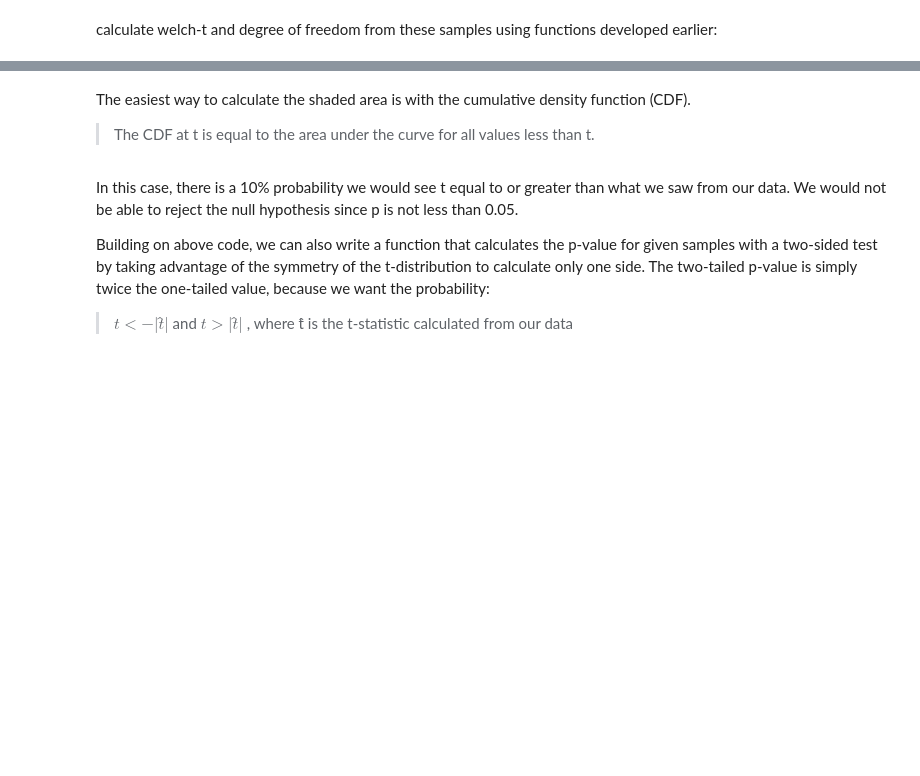
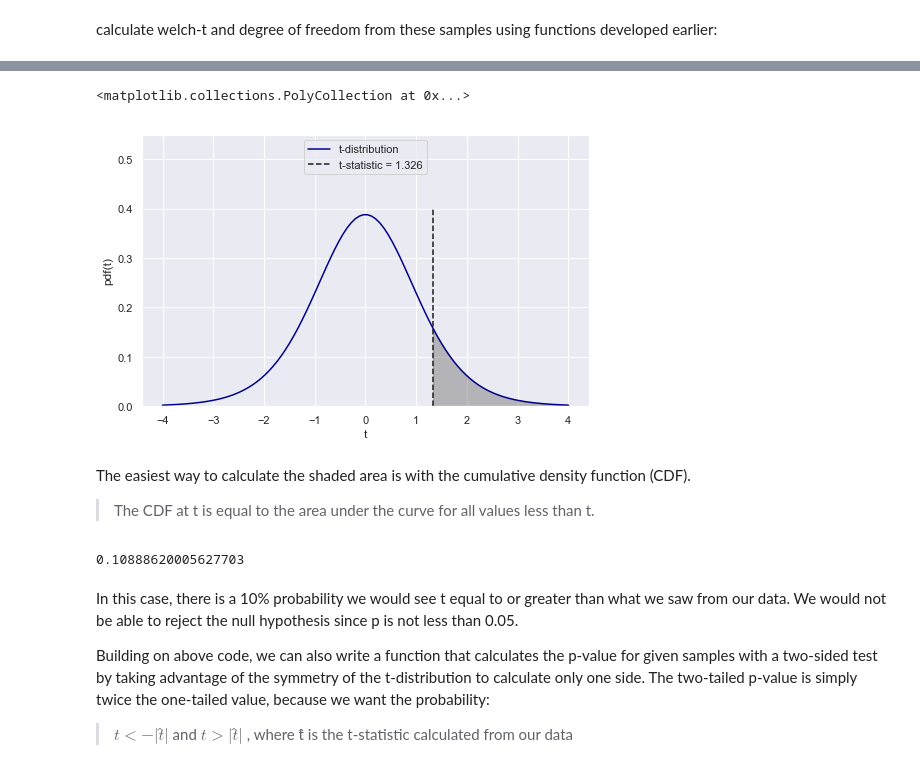
Before and after one commit to MissAle17/dsc-2-20-14-effect-size-p-values-and-power-lab-online-ds-sp-000, a Jupyter notebook: index.ipynb, the cells around one changed output, grey strips where cells are left out. Saved outputs shown, nothing was run; the diff lists cells and outputs as text; code cells hidden in the pictures; blank space fills up the shorter version.

```diff
--- a/index.ipynb
+++ b/index.ipynb
@@ -222,11 +264,30 @@ Let's draw a plot to identify the area under curve. Your plot may look similar t
+# %%
+# Draw the above plot with calculated t value
+fig = plt.figure(figsize=(8,5))
+ax = fig.gca()
+xs = np.linspace(-4, 4, 100)
+t_dist = stats.t.pdf(x, df)
+ax.plot(xs, t_dist, label= 't-distribution', color='darkblue')
+ax.vlines(t, 0, 0.4, linestyles='--', color='k',
+          label='t-statistic = {:.3f}'.format(t))
+ax.set_ylabel('pdf(t)')
+ax.set_xlabel('t')
+ax.set_ylim(0, 0.55)
+ax.legend(loc=9)
+ax.fill_between(x, 0, t_dist, where=(x >= t), color='grey', alpha=0.5)
+# %% [output]
+<matplotlib.collections.PolyCollection at 0x...>
+[figure, added]
 # %% [markdown]
 The easiest way to calculate the shaded area is with the cumulative density function (CDF).
 
 >The CDF at t is equal to the area under the curve for all values less than t.
 # %%
-p = None
+p  = 1 - stats.t.cdf(t, df)
 p
 # 0.10888620005627703
+# %% [output]
+0.10888620005627703
 # %% [markdown]
 In this case, there is a 10% probability we would see t equal to or greater than what we saw from our data. We would not be able to reject the null hypothesis since p is not less than 0.05.
 
```
Also changed, not shown: parts of 8 cells of this notebook.
